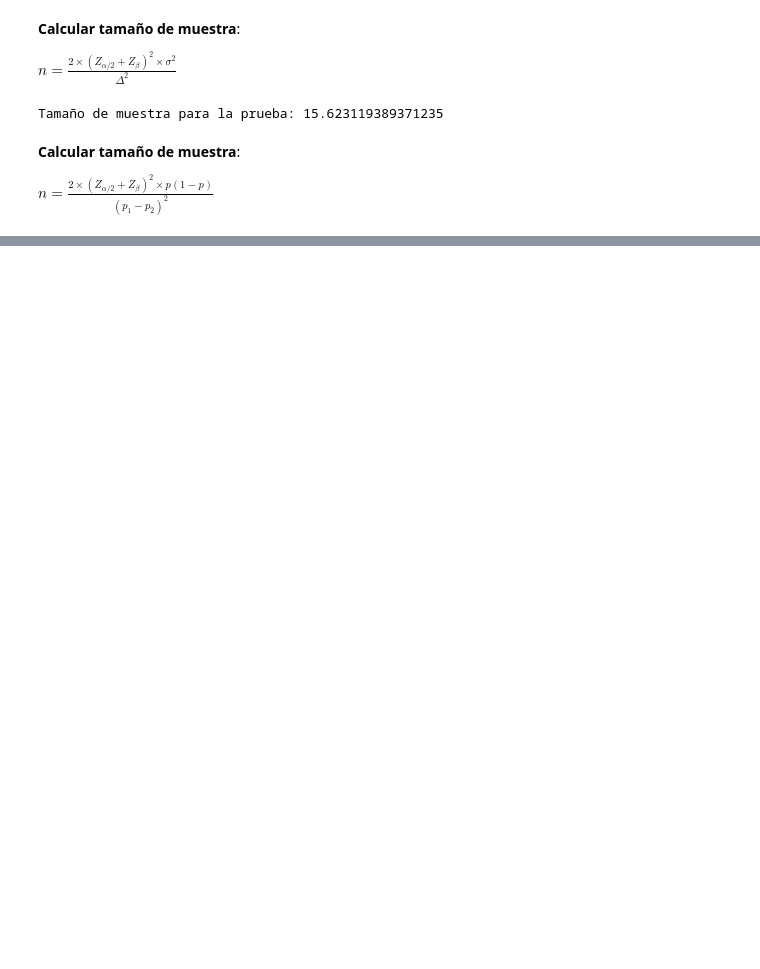
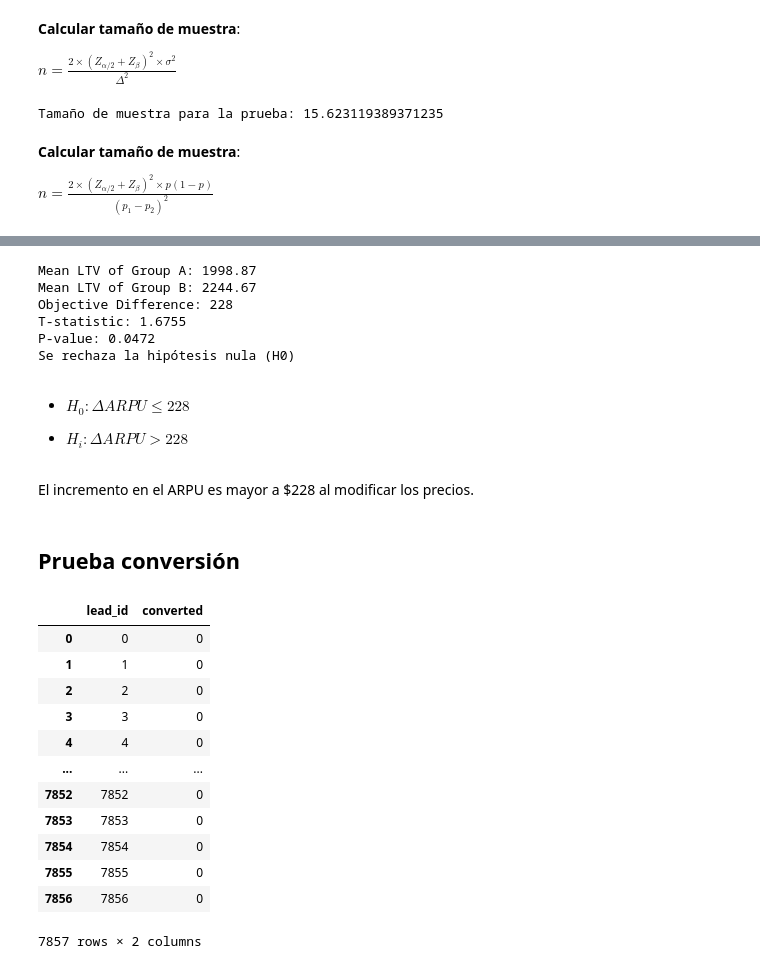
Before and after one commit to LuisMB09/lab_analisis_datos, a Jupyter notebook: examen-2do-parcial.ipynb, the cells around one changed output, grey strips where cells are left out. Cells and saved outputs as stored; diff of their text form; code cells hidden in the pictures; blank space fills up the shorter version.

```diff
--- a/examen-2do-parcial.ipynb
+++ b/examen-2do-parcial.ipynb
@@ -610,0 +685,65 @@ print(f'Tamaño de muestra para la prueba: {n_p}')
+# %%
+# Objectivo: tener diferencia de 20 dolares en el LTV
+objective_difference = 228
+
+# Promedio y desviación estandar por grupo
+mean_a = np.mean(df_arpu_A['arpu'])
+mean_b = np.mean(df_arpu_B['arpu'])
+
+std_a = np.std(df_arpu_A['arpu'], ddof=1)
+std_b = np.std(df_arpu_B['arpu'], ddof=1)
+
+n_a = 980#len(df_arpu_A['arpu'])
+n_b = 560# len(df_arpu_B['arpu'])
+
+# Realizar un t-test de una cola (mayor o igual que el objetivo)
+# Null hypothesis H0: (mean_b - mean_a) <= objective_difference
+# Alternative hypothesis H1: (mean_b - mean_a) > objective_difference
+
+# Calculate the t-statistic and p-value
+pooled_std = np.sqrt(((std_a**2 / n_a) + (std_b**2 / n_b)))
+t_stat = (mean_b - mean_a - objective_difference) / pooled_std
+p_value = 1 - stats.t.cdf(t_stat, df=min(n_a, n_b) - 1)
+
+# Output the results
+print(f"Mean LTV of Group A: {mean_a:.2f}")
+print(f"Mean LTV of Group B: {mean_b:.2f}")
+print(f"Objective Difference: {objective_difference}")
+print(f"T-statistic: {t_stat:.4f}")
+print(f"P-value: {p_value:.4f}")
+
+if p_value <= 0.05:
+    print('Se rechaza la hipótesis nula (H0)')
+else:
+    print('No se rechaza la hipótesis nula (H0)')
+# %% [output]
+Mean LTV of Group A: 1998.87
+Mean LTV of Group B: 2244.67
+Objective Difference: 228
+T-statistic: 1.6755
+P-value: 0.0472
+Se rechaza la hipótesis nula (H0)
+# %% [markdown]
+- $H_0: \Delta ARPU \leq 228$
+
+- $H_i: \Delta ARPU > 228$
+# %% [markdown]
+El incremento en el ARPU es mayor a $228 al modificar los precios.
+# %% [markdown]
+## Prueba conversión
+# %%
+df_conversion
+# %% [output]
+|  | lead_id | converted |
+| 0 | 0 | 0 |
+| 1 | 1 | 0 |
+| 2 | 2 | 0 |
+| 3 | 3 | 0 |
+| 4 | 4 | 0 |
+| ... | ... | ... |
+| 7852 | 7852 | 0 |
+| 7853 | 7853 | 0 |
+| 7854 | 7854 | 0 |
+| 7855 | 7855 | 0 |
+| 7856 | 7856 | 0 |
+7857 rows × 2 columns
```
Also changed, not shown: parts of 13 cells of this notebook.
